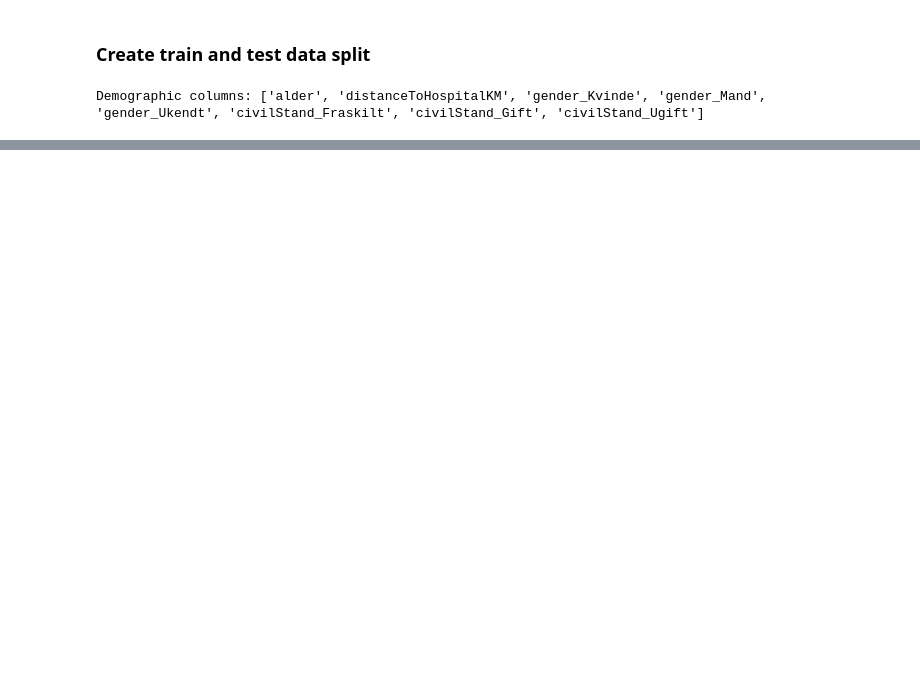
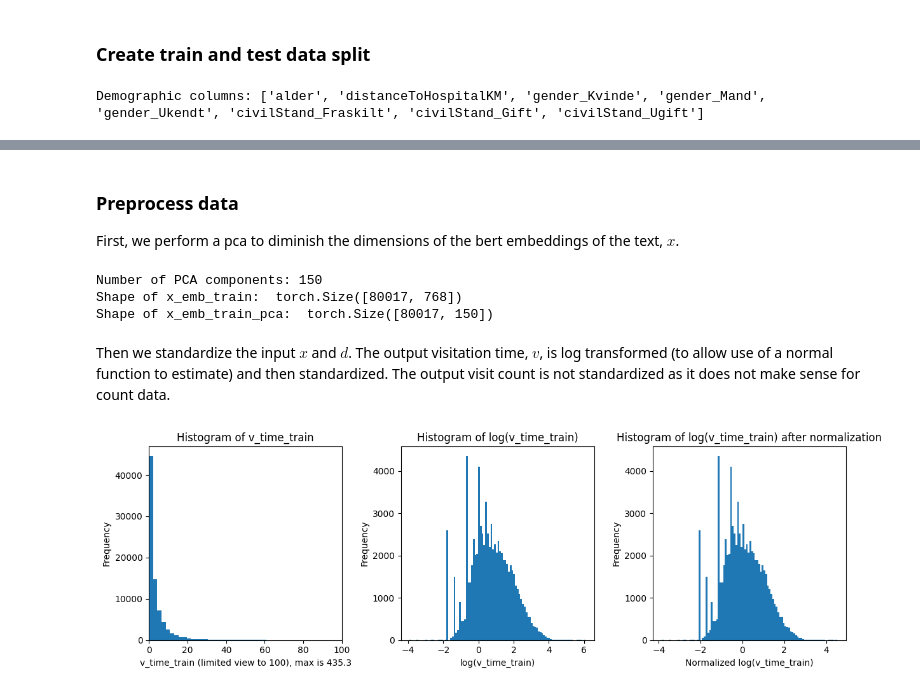
Before and after one commit to KarolineKlan/mbml_project, a Jupyter notebook: train_mixture_model.ipynb, the cells around one changed output, grey strips where cells are left out. Cells and saved outputs as stored; diff of their text form; code cells hidden in the pictures; blank space fills up the shorter version.

```diff
--- a/train_mixture_model.ipynb
+++ b/train_mixture_model.ipynb
@@ -38,6 +51,7 @@ Total size (excluding "embedding"): 79.51814460754395 MB
 # %% [markdown]
 ### Create train and test data split
 # %%
-(x_emb_train, d_demo_train, v_time_train, a_count_train), (x_emb_test, d_demo_test, v_time_test, a_count_test) = split_patient_level(df, total_samples=100000)
+total_samples=100000
+(x_emb_train, d_demo_train, v_time_train, a_count_train), (x_emb_test, d_demo_test, v_time_test, a_count_test) = split_patient_level(df, total_samples=total_samples)
 # %% [output]
 Demographic columns: ['alder', 'distanceToHospitalKM', 'gender_Kvinde', 'gender_Mand', 'gender_Ukendt', 'civilStand_Fraskilt', 'civilStand_Gift', 'civilStand_Ugift']
@@ -44,2 +88,75 @@ Demographic columns: ['alder', 'distanceToHospitalKM', 'gender_Kvinde', 'gender_
+# %% [markdown]
+### Preprocess data
+First, we perform a pca to diminish the dimensions of the bert embeddings of the text, $x$.
+# %%
+# PCA on x_emb_train
+from sklearn.decomposition import PCA
+# Fit PCA and choose number of components by covering 95% of variance
+pca = PCA(n_components=0.95)
+pca.fit(x_emb_train.numpy())
+print(f"Number of PCA components: {pca.n_components_}")
+# Transform the data
+x_emb_train_pca = torch.tensor(pca.transform(x_emb_train.numpy()), dtype=torch.float32)
+x_emb_test_pca = torch.tensor(pca.transform(x_emb_test.numpy()), dtype=torch.float32)
+print("Shape of x_emb_train: ", x_emb_train.shape)
+print("Shape of x_emb_train_pca: ", x_emb_train_pca.shape)
+# %% [output]
+Number of PCA components: 150
+Shape of x_emb_train:  torch.Size([80017, 768])
+Shape of x_emb_train_pca:  torch.Size([80017, 150])
+# %% [markdown]
+Then we standardize the input $x$ and $d$. The output visitation time, $v$, is log transformed (to allow use of a normal function to estimate) and then standardized. The output visit count is not standardized as it does not make sense for count data.
+# %%
+def standardize_tensor(tensor, mean=None, std=None):
+    if mean is None or std is None:
+        # Calculate mean and std if not provided
+        mean = torch.mean(tensor)
+        std = torch.std(tensor)
+    return (tensor - mean) / std, mean, std
+
+def reverse_standardize_tensor(tensor, mean, std):
+    return tensor * std + mean
+
+# Standardize the tensors
+x_emb_train, mean, std = standardize_tensor(x_emb_train)
+x_emb_test, _, _ = standardize_tensor(x_emb_test, mean, std)
+
+x_emb_train_pca, mean, std = standardize_tensor(x_emb_train_pca)
+x_emb_test_pca, _, _ = standardize_tensor(x_emb_test_pca, mean, std)
+
+# normalize the first and last elements of d_demo_train and d_demo_test aka age and distance
+d_demo_train[:,0], mean, std = standardize_tensor(d_demo_train[:,0])
+d_demo_test[:,0], _, _ = standardize_tensor(d_demo_test[:,0], mean, std)
+d_demo_train[:,-1], mean, std = standardize_tensor(d_demo_train[:,-1])
+d_demo_test[:,-1], _, _ = standardize_tensor(d_demo_test[:,-1], mean, std)
+
+fig, ax = plt.subplots(1,3, figsize=(12, 4))
+ax[0].hist(v_time_train, bins=200)
+ax[0].set_title("Histogram of v_time_train")
+ax[0].set_xlabel(f"v_time_train (limited view to 100), max is {torch.max(v_time_train):.1f}")
+ax[0].set_ylabel("Frequency")
+ax[0].set_xlim(0, 100)
+
+v_time_train_log = torch.log(v_time_train + 1e-6)  # Adding 1e-6 to avoid log(0)
+#plot histogram of v_time_train_log
+ax[1].hist(v_time_train_log.cpu().numpy(), bins=100)
+ax[1].set_title("Histogram of log(v_time_train)")
+ax[1].set_xlabel("log(v_time_train)")
+ax[1].set_ylabel("Frequency")
+
+
+v_time_train_log, v_time_mean, v_time_std = standardize_tensor(v_time_train_log)
+ax[2].hist(v_time_train_log.cpu().numpy(), bins=100)
+ax[2].set_title("Histogram of log(v_time_train) after normalization")
+ax[2].set_xlabel("Normalized log(v_time_train)")
+ax[2].set_ylabel("Frequency")
+plt.tight_layout()
+plt.savefig(os.path.join(save_dir, "v_time_histograms.pdf"))
+plt.show()
+
+v_time_test_log = torch.log(v_time_test + 1e-6)  # Adding 1e-6 to avoid log(0)
+v_time_test_log, _, _ = standardize_tensor(v_time_test, v_time_mean, v_time_std)
+# %% [output]
+[figure, added]
 # %% [markdown]
 ## Train
```
Also changed, not shown: parts of 11 cells of this notebook.
